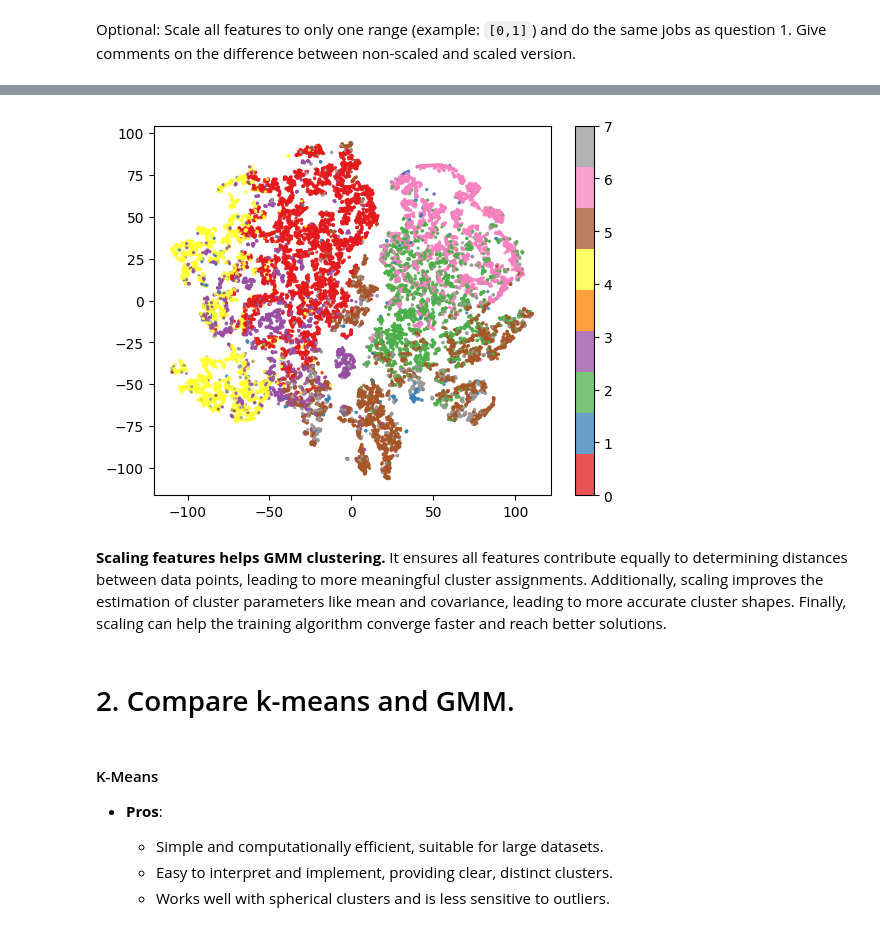
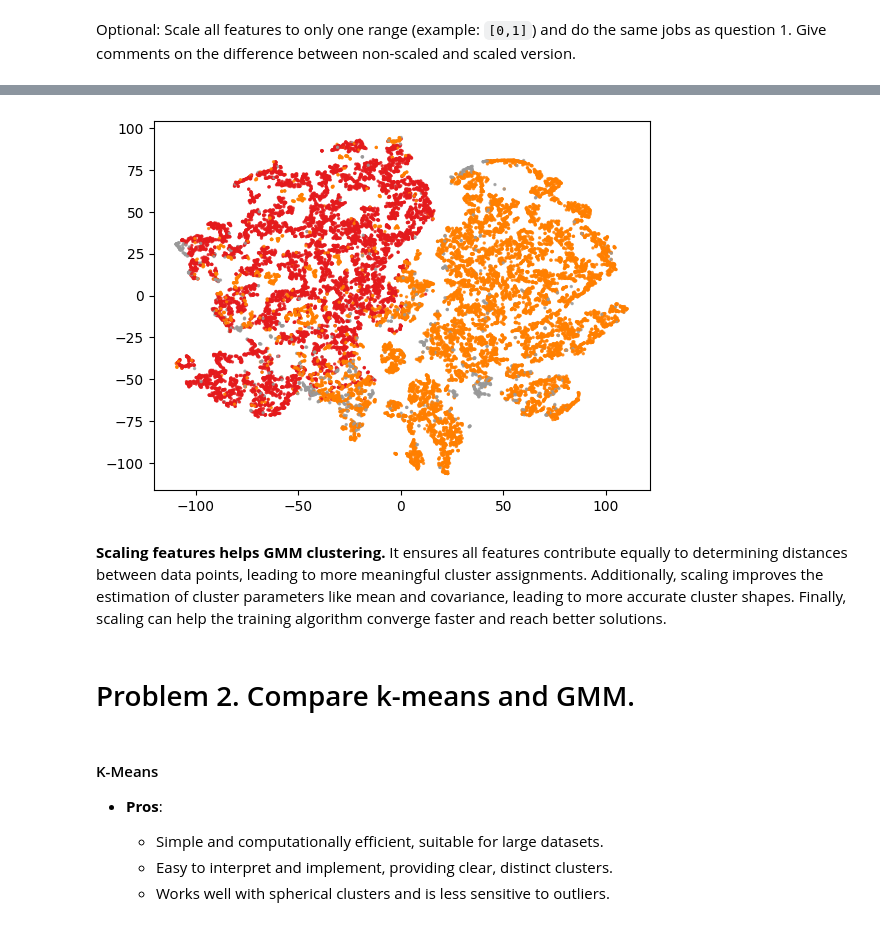
Before and after one commit to ngocngx/Machine-Learning, a Jupyter notebook: ml-2/asm-sub/sub-w04.ipynb, the cells around one changed output, grey strips where cells are left out. Drawn from its saved outputs; the diff is of its cells as text; code cells hidden in the pictures.

```diff
--- a/ml-2/asm-sub/sub-w04.ipynb
+++ b/ml-2/asm-sub/sub-w04.ipynb
@@ -56,7 +57,7 @@ plot_sillhouette_scores(X)
 Run the GMM clustering algo. After that you should have cluster for all data samples.
 # %%
 # Fit a Gaussian Mixture Model
-gmm = GaussianMixture(n_components=6, random_state=42)
+gmm = GaussianMixture(n_components=3, random_state=42)
 gmm.fit(X)
 
 # Predict the cluster for each data point
@@ -89,23 +89,22 @@ plot_sillhouette_scores(X_scaled)
 # %%
 # Fit GMM to the scaled data
-gmm = GaussianMixture(n_components=8, random_state=42)
+gmm = GaussianMixture(n_components=3, random_state=42)
 gmm.fit(X_scaled)
 
 # Predict the cluster for each data point
 y_cluster_gmm = gmm.predict(X_scaled)
 
 # Apply TSNE
 X_tsne = tsne.fit_transform(X_scaled)
 
 plt.scatter(X_tsne[:, 0], X_tsne[:, 1], c=y_cluster_gmm, s=2, alpha=0.75, cmap='Set1')
-plt.colorbar()
 plt.show()
 # %% [output]
-[figure, old version]
+[figure, new version]
 # %% [markdown]
 **Scaling features helps GMM clustering.** It ensures all features contribute equally to determining distances between data points, leading to more meaningful cluster assignments. Additionally, scaling improves the estimation of cluster parameters like mean and covariance, leading to more accurate cluster shapes. Finally, scaling can help the training algorithm converge faster and reach better solutions.
 # %% [markdown]
-# 2. Compare k-means and GMM.
+# Problem 2. Compare k-means and GMM.
 # %% [markdown]
 #### K-Means
 - **Pros**:
```
Also changed, not shown: parts of 4 cells of this notebook, 11 other files.
